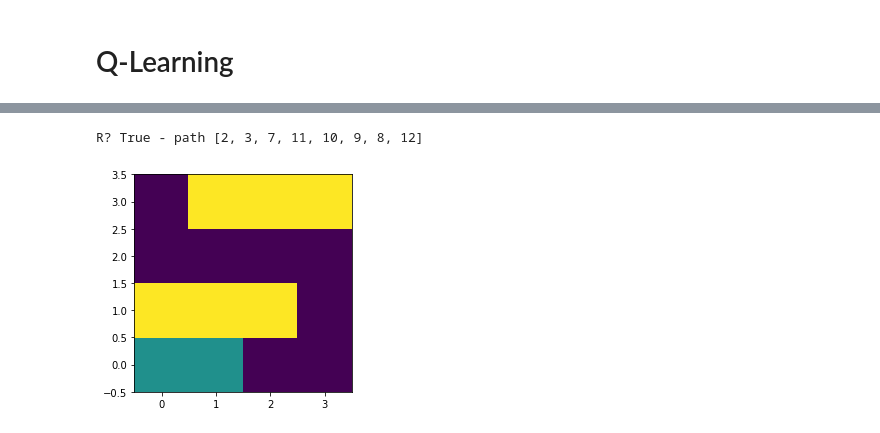
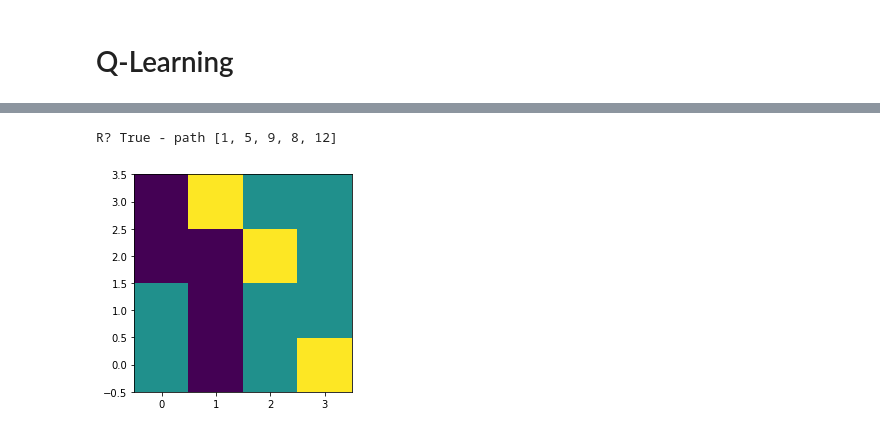
Before and after one commit to safetydave/open-spacial, a Jupyter notebook: rl_exp/os_grid_rl.ipynb, the cells around one changed output, grey strips where cells are left out. Saved outputs shown, nothing was run; the diff lists cells and outputs as text; code cells hidden in the pictures.

```diff
--- a/rl_exp/os_grid_rl.ipynb
+++ b/rl_exp/os_grid_rl.ipynb
@@ -87,8 +122,9 @@ draw_room(room)
 # %%
-def get_room_state_id(rm):
-  rsi = sum([2 ** (rm.size - 1 - i) * r for i, r in enumerate(rm.flatten())])
+def get_region_state_id(region):
+  rsi = sum([2 ** (region.size - 1 - i) * r for i, r in enumerate(region.flatten())])
   return int(rsi)
 
-print(get_room_state_id(room))
+print(get_region_state_id(room))
+print(get_region_state_id(loc))
 # %% [output]
 3591
@@ -122,10 +162,11 @@ move_fn = [row_fore, col_right, row_back, col_left]
 
 # decided to not move anywhere if you try to move through block
 # there are alternative ways to do this (eg, more semantic actions, fail)
-def next_state(room, state, action):
+def next_state(room, margin, state, action):
   i = get_pos_from_state(room, state)
   ni = move_fn[action](room, i) if move_options(room, i)[action] else i
-  return get_state_id(room, ni)
+  nloc = get_locality(room, ni, margin)
+  return get_state_id(room, nloc, ni)
 
 def is_goal(room, state):
   return is_front_row(room, get_pos_from_state(room, state))
@@ -138,12 +179,16 @@ def reward(room, state, action=None, next_state=None):
 # %% [markdown]
 # Q-Learning
 # %%
-num_states = (2 ** room.size) * room.size
+margin = 1
+region_size = get_extent(margin) ** 2
+
+room_rank = 4
+occ_prop = 0.2
+
+num_states = (2 ** region_size) * room_rank ** 2
 print(num_states)
+
 q_table = np.zeros((num_states, len(actions)))
-
-#q_table[get_state_id(room, 0)][0] = 1
-#q_table[get_state_id(room, 1)][3] = 1
 
 plt.imshow(q_table, origin='lower', aspect='auto')
 plt.colorbar()
@@ -162,17 +207,20 @@ eps = 0.2
 alpha = 0.2
 gamma = 0.3
 
-episodes = 100
+episodes = 10000
 steps = 50
 for n in range(episodes):
-  pos = random.randint(0, room.shape[0])
-  s = get_state_id(room, pos)
+  room = get_room(room_rank)
+  pos = get_random_source(room)
+  apply_random_occupancy(room, pos, occ_prop)
+  loc = get_locality(room, pos, margin)
+  s = get_state_id(room, loc, pos)
   for t in range(steps):
     # action & reward
     action = random.choice(actions)
     if random.random() > eps:
       action = np.argmax(q_table[s])
-    sn = next_state(room, s, action)
+    sn = next_state(room, margin, s, action)
     r = reward(room, s, next_state=sn)
 
     if (sn != s or is_goal(room, s)):
@@ -198,15 +246,20 @@ plt.show()
 # %%
-s = get_state_id(room, 2)
+room = get_room(room_rank)
+pos = get_random_source(room)
+apply_random_occupancy(room, pos, occ_prop)
+
+loc = get_locality(room, pos, margin)
+s = get_state_id(room, loc, pos)
 path = [get_pos_from_state(room, s)]
 for t in range(20):
   a = action_table(s)
-  s = next_state(room, s, a)
+  s = next_state(room, margin, s, a)
   path.append(get_pos_from_state(room, s))
   if is_goal(room, s):
     break
 
 print("R? {} - path {}".format(is_goal(room, s), path))
 draw_room(room, path)
 # %% [output]
-R? True - path [2, 3, 7, 11, 10, 9, 8, 12]
+R? True - path [1, 5, 9, 8, 12]
-[figure, old version]
+[figure, new version]
```
Also changed, not shown: parts of 8 cells of this notebook.
